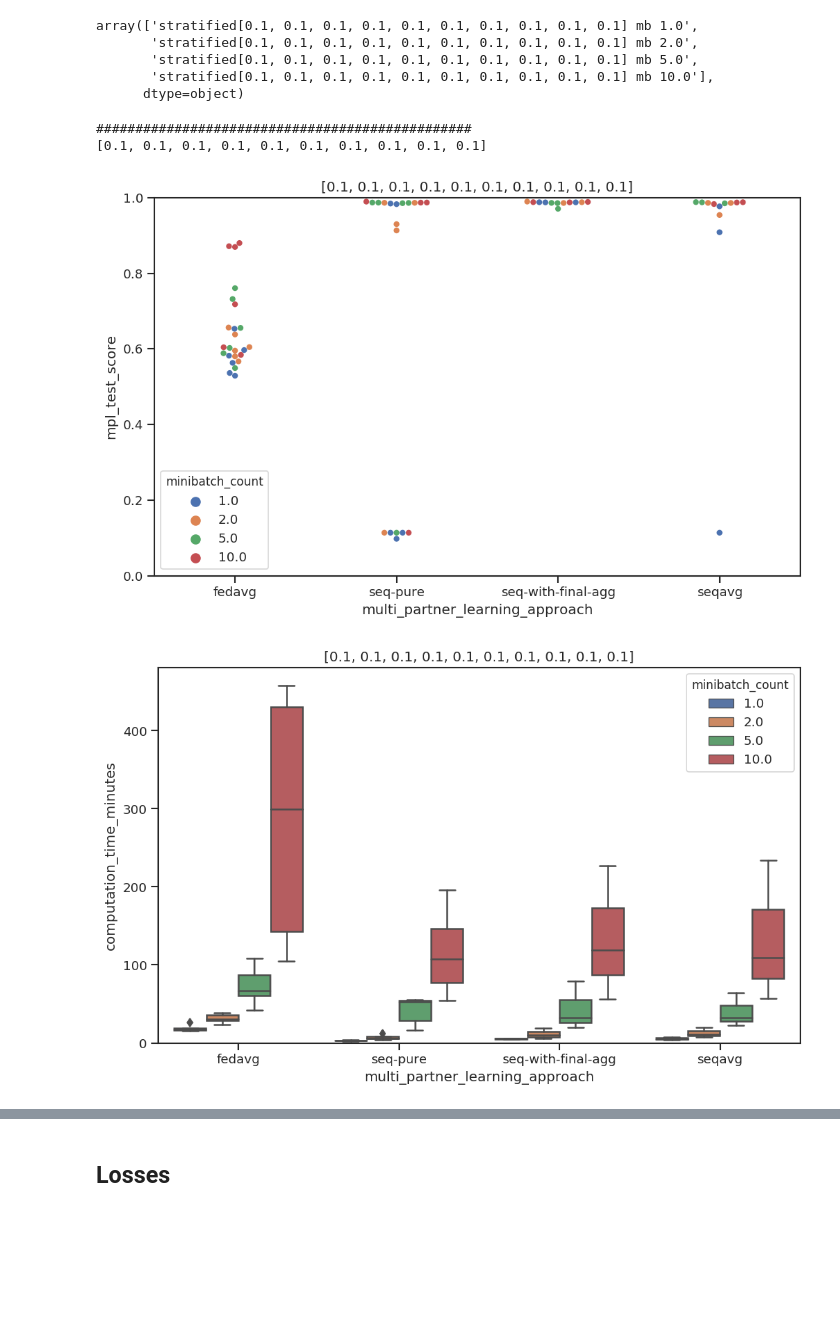
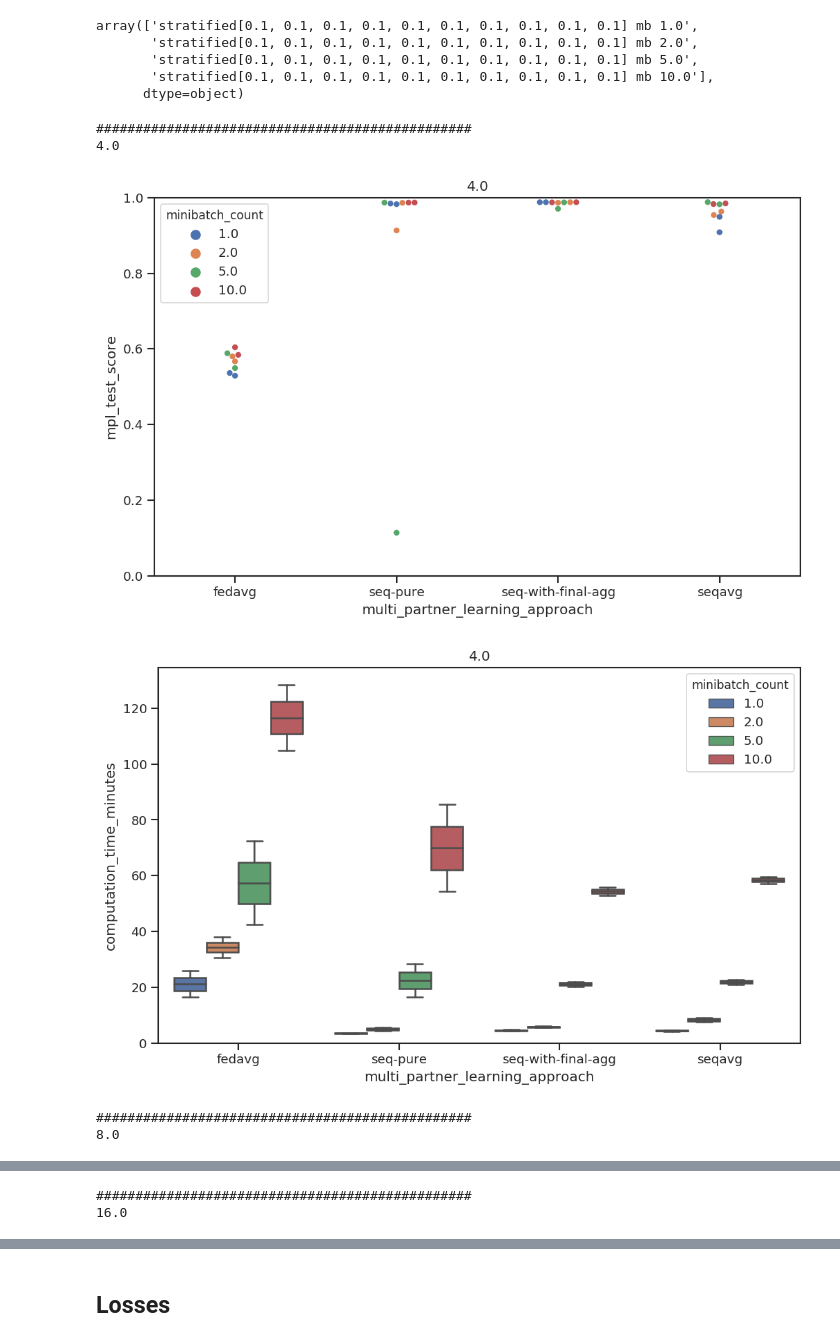
Before and after one commit to LabeliaLabs/distributed-learning-contributivity, a Jupyter notebook: notebooks/investigate_catastrophic_forgetting.ipynb, the cells around one changed output, grey strips where cells are left out. Cells and saved outputs as stored; diff of their text form; code cells hidden in the pictures; blank space fills up the shorter version.

```diff
--- a/notebooks/investigate_catastrophic_forgetting.ipynb
+++ b/notebooks/investigate_catastrophic_forgetting.ipynb
@@ -64,10 +64,12 @@ scenario_ids = df.scenario_id.unique()
 random_states = df.random_state.unique()
 samples_split_descriptions = df.samples_split_description.unique()
 dataset_fraction_per_partner_list = df.dataset_fraction_per_partner.unique()
+gradient_updates_per_pass_count_list = df.gradient_updates_per_pass_count.unique()
 
 print('Random state', random_states)
 print('Scenario id', scenario_ids)
 print('amounts_per_partner', amounts_per_partner_list)
+print('gradient_updates_per_pass_count_list', gradient_updates_per_pass_count_list)
 print()
 
 df.info()
@@ -117,31 +119,35 @@ def get_x_tick_amount(df, scenario_id, partners_ids):
 # %%
 # Plot loop
 for dataset_fraction_per_partner in dataset_fraction_per_partner_list:
+    for gradient_updates_per_pass_count in gradient_updates_per_pass_count_list:
 
-    current_df = df[df.dataset_fraction_per_partner == dataset_fraction_per_partner]
+        current_df = df[(df.dataset_fraction_per_partner == dataset_fraction_per_partner) &
+                        (df.gradient_updates_per_pass_count == gradient_updates_per_pass_count)]
 
-    sns.set(style="ticks")
-    #current_df.info()
-    print("################################################")
-    print(amounts_per_partner)
+        sns.set(style="ticks")
+        #current_df.info()
+        print("################################################")
+        print(gradient_updates_per_pass_count)
 
-    plt.figure(figsize=(10, 6), dpi=120)
-    plt.title(amounts_per_partner)
-    ax = sns.swarmplot(x="multi_partner_learning_approach", y="mpl_test_score", hue="minibatch_count",
-                       data=current_df)
-    plt.ylim([0, 1])
+        plt.figure(figsize=(10, 6), dpi=120)
+        plt.title(gradient_updates_per_pass_count)
+        ax = sns.swarmplot(x="multi_partner_learning_approach", y="mpl_test_score", hue="minibatch_count",
+                           data=current_df)
+        plt.ylim([0, 1])
 
 
-    ax = plt.figure(figsize=(10, 6), dpi=120)
-    plt.title(amounts_per_partner)
-    sns.boxplot(x="multi_partner_learning_approach", y="computation_time_minutes", hue="minibatch_count",
-                     data=current_df)
-    plt.ylim(bottom=0)
+        ax = plt.figure(figsize=(10, 6), dpi=120)
+        plt.title(gradient_updates_per_pass_count)
+        sns.boxplot(x="multi_partner_learning_approach", y="computation_time_minutes", hue="minibatch_count",
+                         data=current_df)
+        plt.ylim(bottom=0)
 
 
-    plt.show()
+        plt.show()
 # %% [output]
 ################################################
-[0.1, 0.1, 0.1, 0.1, 0.1, 0.1, 0.1, 0.1, 0.1, 0.1]
+4.0
-[figure, old version]
+[figure, new version]
-[figure, old version]
+[figure, new version]
+################################################
+8.0
@@ -147,0 +156,2 @@ for dataset_fraction_per_partner in dataset_fraction_per_partner_list:
+################################################
+16.0
```
Also changed, not shown: parts of 7 cells of this notebook, 1 other file.
